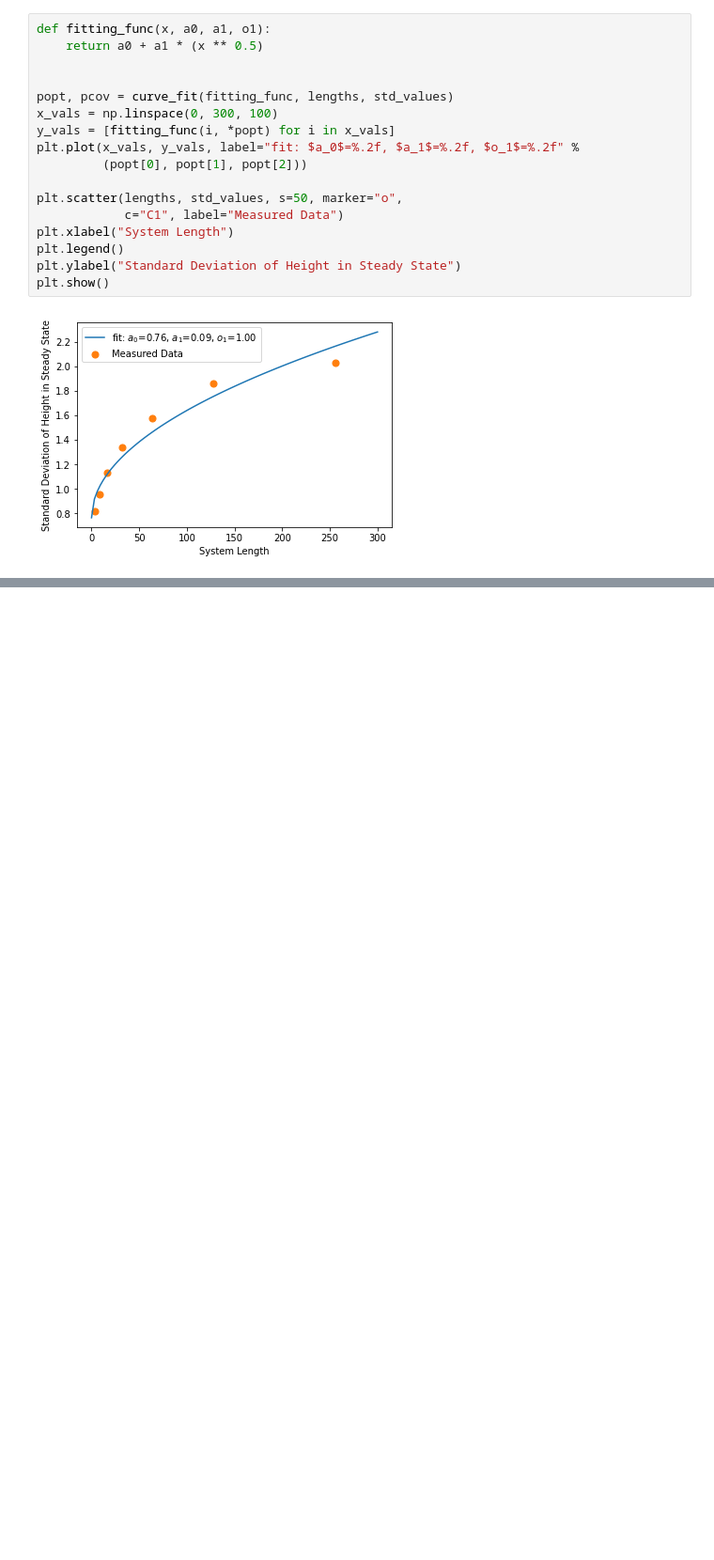
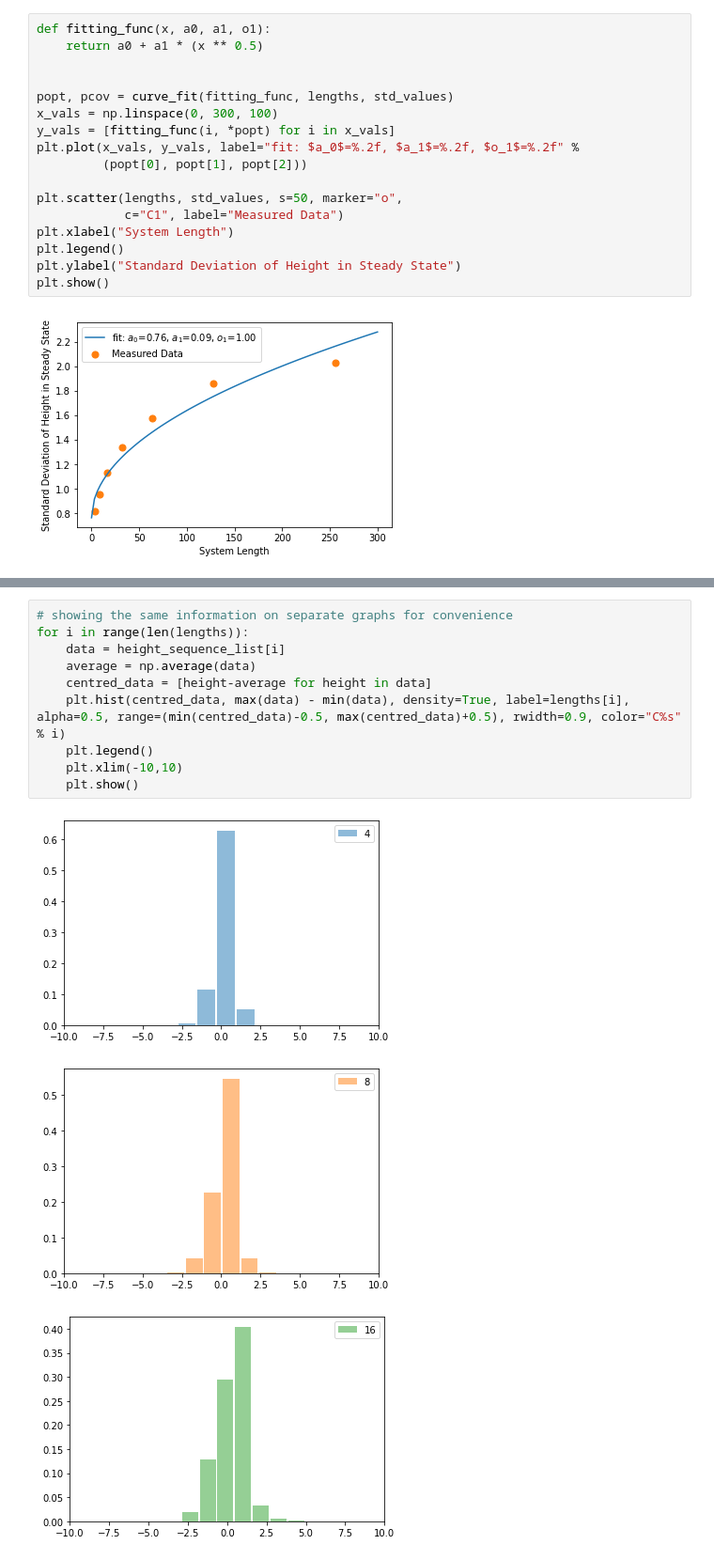
Before and after one commit to bdgrichards/oslo, a Jupyter notebook: oslo.ipynb, the cells around one changed output, grey strips where cells are left out. Shown at 94% size. Saved outputs shown, nothing was run; the diff lists cells and outputs as text; blank space fills up the shorter version.

```diff
--- a/oslo.ipynb
+++ b/oslo.ipynb
@@ -708,0 +813,14 @@ i) if each gradient was independent of every other gradient then by the central
+# %%
+# showing the same information on separate graphs for convenience
+for i in range(len(lengths)):
+    data = height_sequence_list[i]
+    average = np.average(data)
+    centred_data = [height-average for height in data]
+    plt.hist(centred_data, max(data) - min(data), density=True, label=lengths[i], alpha=0.5, range=(min(centred_data)-0.5, max(centred_data)+0.5), rwidth=0.9, color="C%s" % i)
+    plt.legend()
+    plt.xlim(-10,10)
+    plt.show()
+# %% [output]
+[figure, added]
+[figure, added]
+[figure, added]
```
Also changed, not shown: parts of 13 cells of this notebook.
